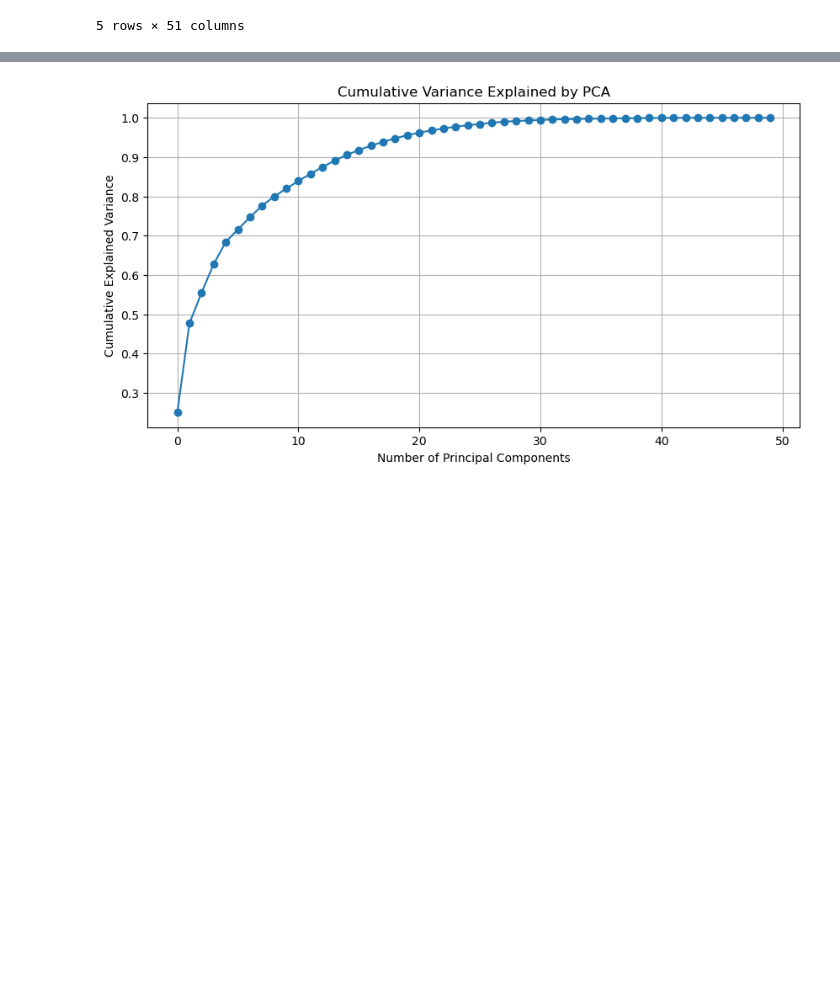
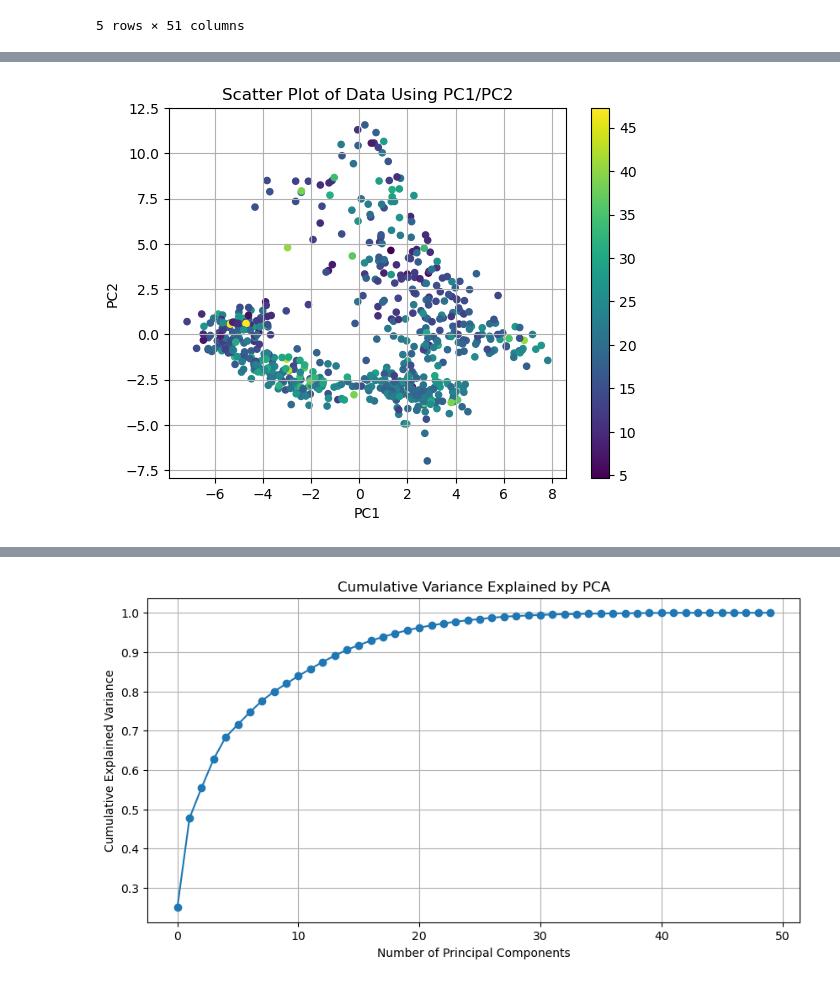
Before and after one commit to ajrx575/Machine_Learning_Final, a Jupyter notebook: ML/Final/Final_Project.ipynb, the cells around one changed output, grey strips where cells are left out. Saved outputs shown, nothing was run; the diff lists cells and outputs as text; code cells hidden in the pictures; blank space fills up the shorter version.

```diff
--- a/ML/Final/Final_Project.ipynb
+++ b/ML/Final/Final_Project.ipynb
@@ -283,0 +199,10 @@ df_pca.head()
+# %%
+df_pca.plot(kind='scatter', x='PC1', y='PC2', c= df_pca["yield.mean"],  cmap='viridis')
+plt.title('Scatter Plot of Data Using PC1/PC2')
+plt.xlabel('PC1')
+plt.ylabel('PC2')
+plt.grid(True)
+plt.savefig(r"C:\Users\tiffa\Machine_Learning_Final\ML\Final\Figures\pca_scatter.png")
+plt.show()
+# %% [output]
+[figure, added]
```
Also changed, not shown: parts of 20 cells of this notebook, 2 other files.
